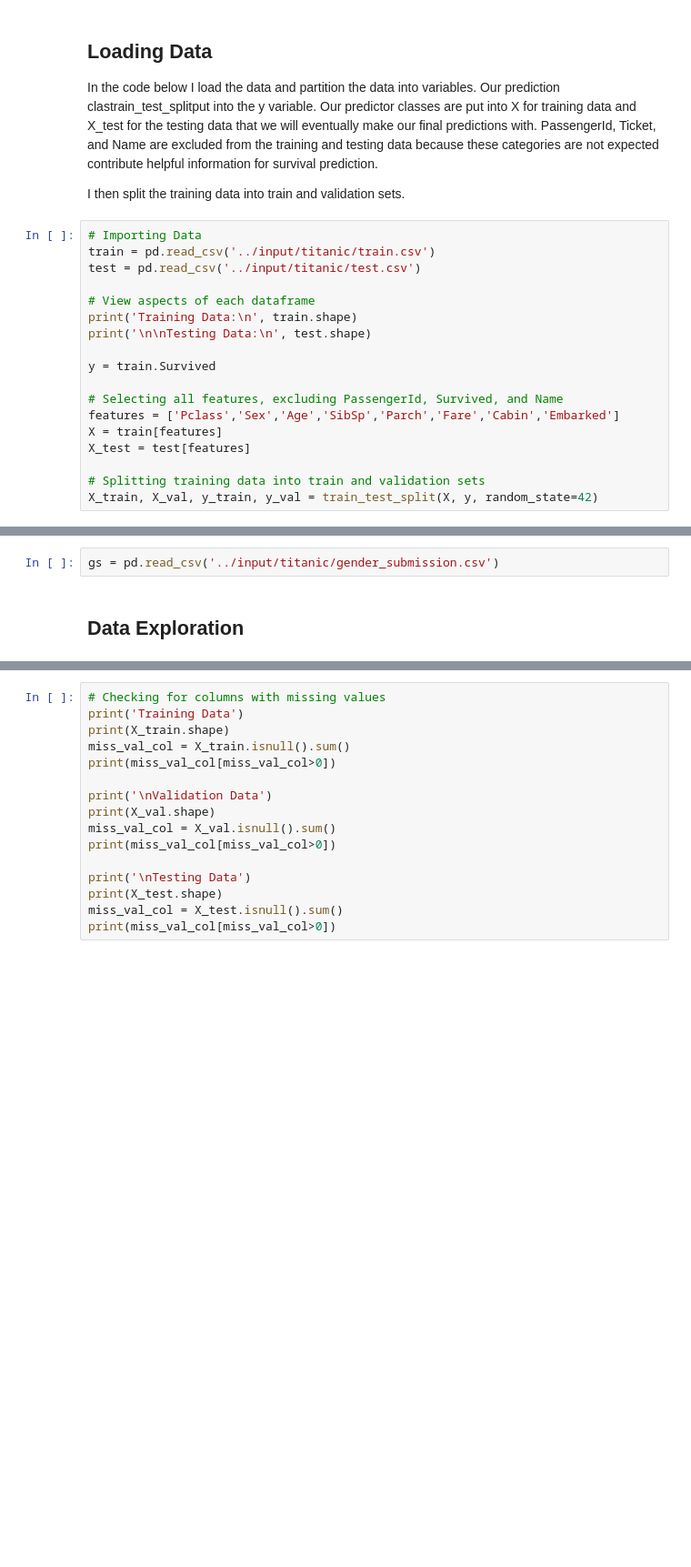
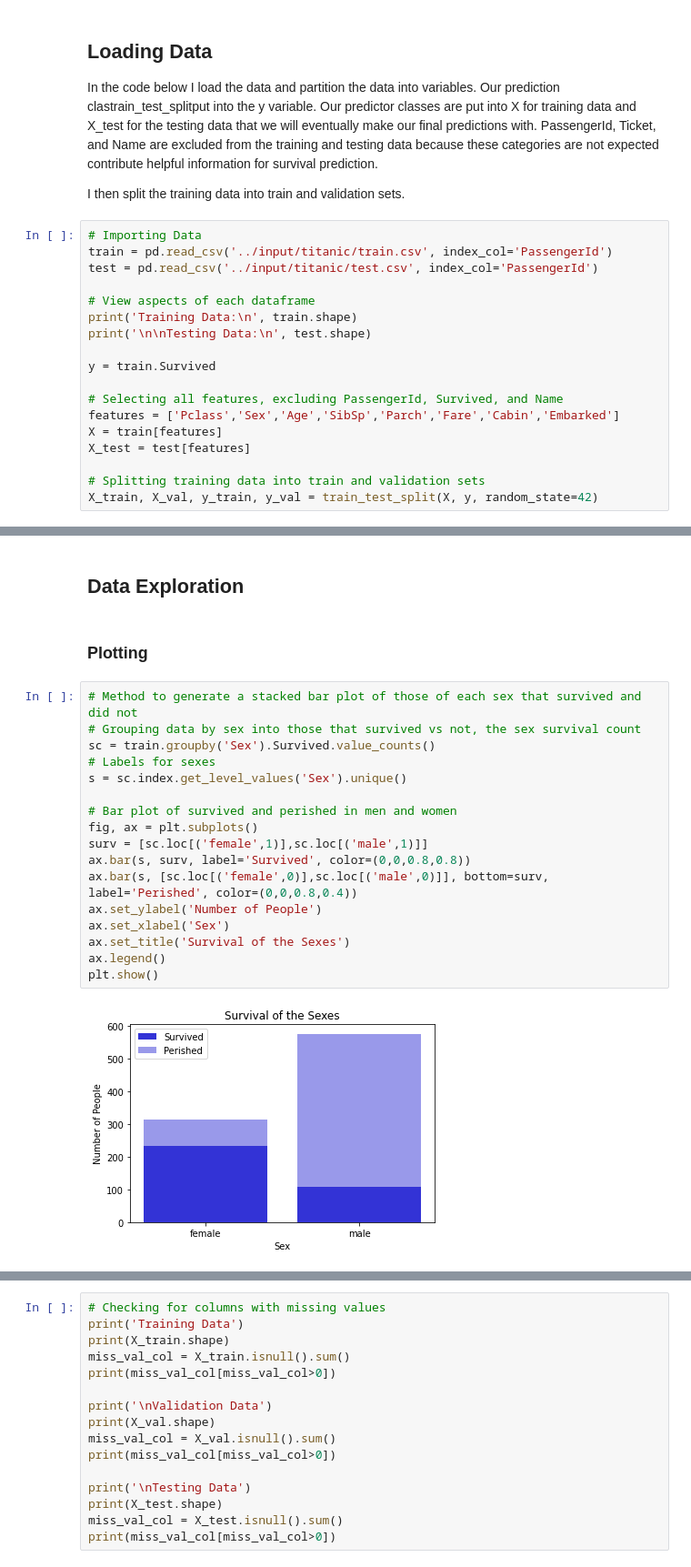
Before and after one commit to spencerhaich/Machine-Learning, a Jupyter notebook: titanic-machine-learning-practice-project.ipynb, the cells around one changed output, grey strips where cells are left out. Shown at 91% size. Drawn from its saved outputs; the diff is of its cells as text; blank space fills up the shorter version.

Commit message:
Kaggle Notebook | Titanic Machine Learning Practice Project | Version 12

```diff
--- a/titanic-machine-learning-practice-project.ipynb
+++ b/titanic-machine-learning-practice-project.ipynb
@@ -15,8 +17,8 @@ and Name are excluded from the training and testing data because these categorie
 I then split the training data into train and validation sets.
 # %%
 # Importing Data
-train = pd.read_csv('../input/titanic/train.csv')
-test = pd.read_csv('../input/titanic/test.csv')
+train = pd.read_csv('../input/titanic/train.csv', index_col='PassengerId')
+test = pd.read_csv('../input/titanic/test.csv', index_col='PassengerId')
 
 # View aspects of each dataframe
 print('Training Data:\n', train.shape)
@@ -41,4 +43,23 @@ Testing Data:
-# %%
-gs = pd.read_csv('../input/titanic/gender_submission.csv')
 # %% [markdown]
 ## Data Exploration
+# %% [markdown]
+### Plotting
+# %%
+# Method to generate a stacked bar plot of those of each sex that survived and did not
+# Grouping data by sex into those that survived vs not, the sex survival count
+sc = train.groupby('Sex').Survived.value_counts()
+# Labels for sexes
+s = sc.index.get_level_values('Sex').unique()
+
+# Bar plot of survived and perished in men and women
+fig, ax = plt.subplots()
+surv = [sc.loc[('female',1)],sc.loc[('male',1)]]
+ax.bar(s, surv, label='Survived', color=(0,0,0.8,0.8))
+ax.bar(s, [sc.loc[('female',0)],sc.loc[('male',0)]], bottom=surv, label='Perished', color=(0,0,0.8,0.4))
+ax.set_ylabel('Number of People')
+ax.set_xlabel('Sex')
+ax.set_title('Survival of the Sexes')
+ax.legend()
+plt.show()
+# %% [output]
+[figure, added]
```
Also changed, not shown: parts of 17 cells of this notebook.
